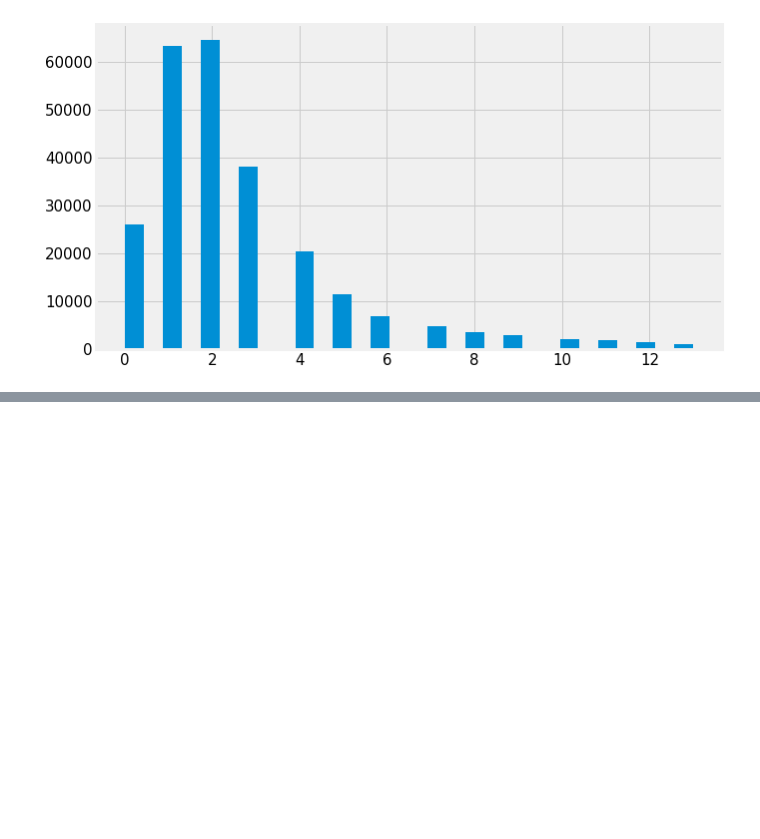
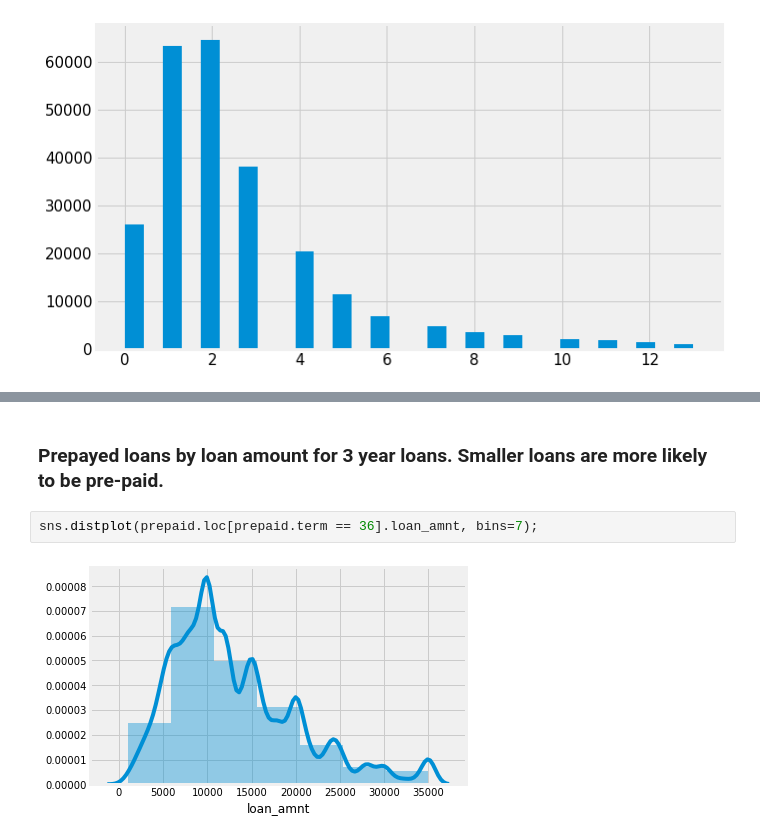
Before and after one commit to anishb/debt_management_analysis, a Jupyter notebook: Gamified Debt Consolidation.ipynb, the cells around one changed output, grey strips where cells are left out. Cells and saved outputs as stored; diff of their text form; blank space fills up the shorter version.

```diff
--- a/Gamified Debt Consolidation.ipynb
+++ b/Gamified Debt Consolidation.ipynb
@@ -563,0 +579,6 @@ loans.open_act_il.hist(bins=30, figsize=(10, 6), xlabelsize=15, ylabelsize=15)
+# %% [markdown]
+### Prepayed loans by loan amount for 3 year loans. Smaller loans are more likely to be pre-paid.
+# %%
+sns.distplot(prepaid.loc[prepaid.term == 36].loan_amnt, bins=7);
+# %% [output]
+[figure, added]
```
Also changed, not shown: parts of 7 cells of this notebook.
